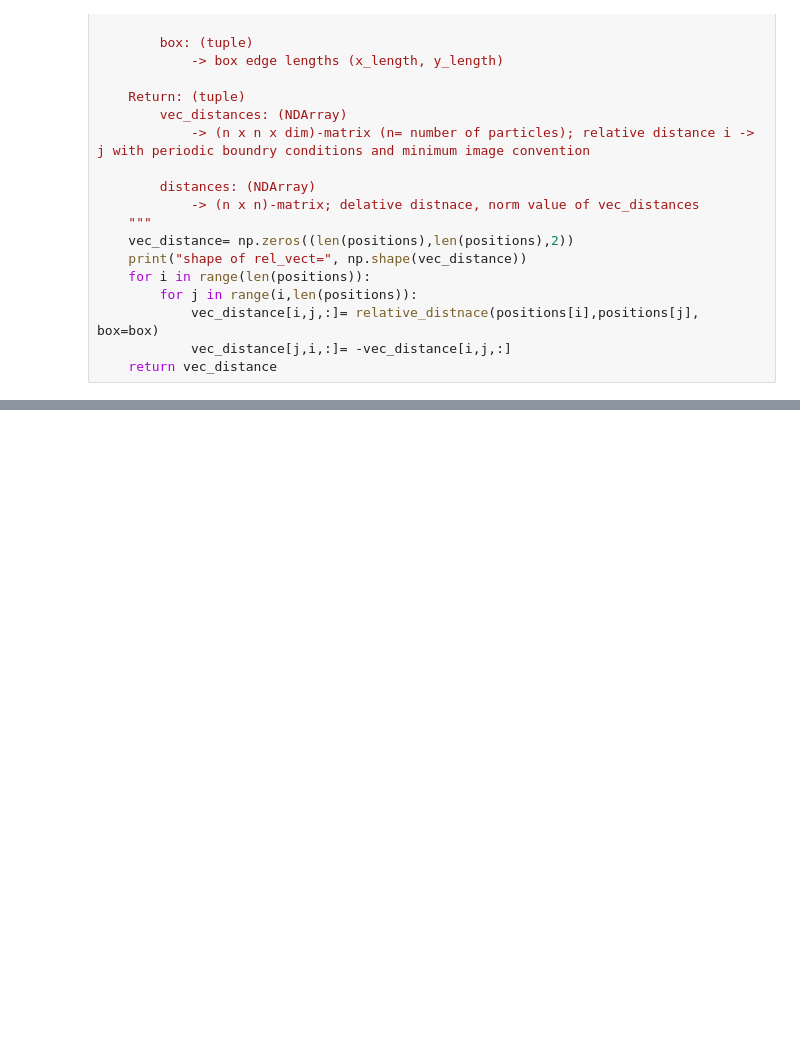
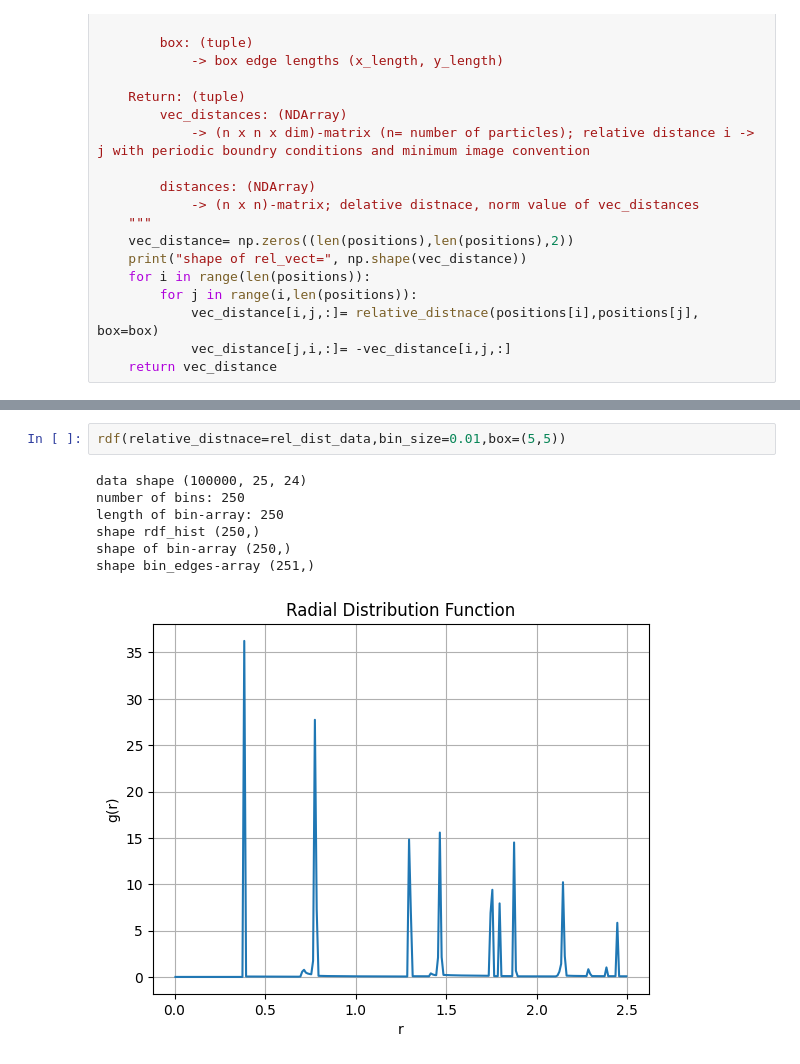
Before and after one commit to DominicNieder/Complex-Classical-Systems, a Jupyter notebook: 07Sheet/DominicNie_07.ipynb, the cells around one changed output, grey strips where cells are left out. Cells and saved outputs as stored; diff of their text form; blank space fills up the shorter version.

```diff
--- a/07Sheet/DominicNie_07.ipynb
+++ b/07Sheet/DominicNie_07.ipynb
@@ -196,0 +294,10 @@ plt.close()
+# %%
+rdf(relative_distnace=rel_dist_data,bin_size=0.01,box=(5,5))
+# %% [output]
+data shape (100000, 25, 24)
+number of bins: 250
+length of bin-array: 250
+shape rdf_hist (250,)
+shape of bin-array (250,)
+shape bin_edges-array (251,)
+[figure, added]
```
Also changed, not shown: parts of 10 cells of this notebook.
